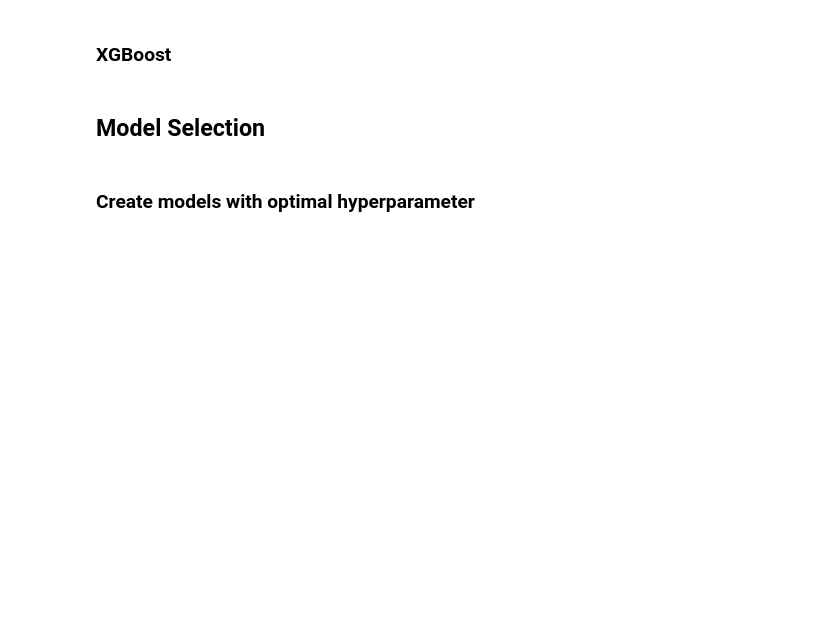
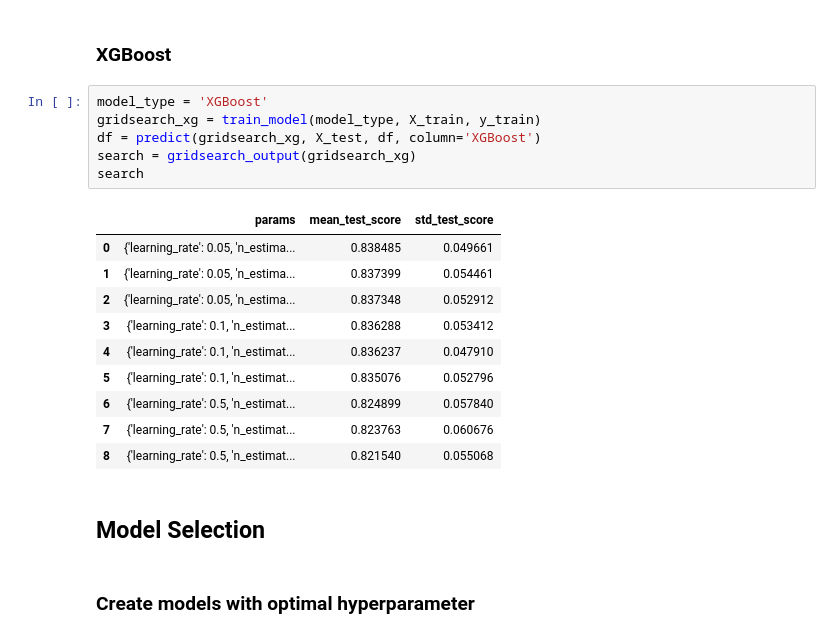
Before and after one commit to andreuntem/Kaggle_Titanic, a Jupyter notebook: Kaggle Titanic - Parameter Model.ipynb, the cells around one changed output. Cells and saved outputs as stored; diff of their text form; blank space fills up the shorter version.

```diff
--- a/Kaggle Titanic - Parameter Model.ipynb
+++ b/Kaggle Titanic - Parameter Model.ipynb
@@ -203,5 +197,22 @@ search
 # %% [markdown]
 ### XGBoost
+# %%
+model_type = 'XGBoost'
+gridsearch_xg = train_model(model_type, X_train, y_train)
+df = predict(gridsearch_xg, X_test, df, column='XGBoost')
+search = gridsearch_output(gridsearch_xg)
+search
+# %% [output]
+|  | params | mean_test_score | std_test_score |
+| 0 | {'learning_rate': 0.05, 'n_estima... | 0.838485 | 0.049661 |
+| 1 | {'learning_rate': 0.05, 'n_estima... | 0.837399 | 0.054461 |
+| 2 | {'learning_rate': 0.05, 'n_estima... | 0.837348 | 0.052912 |
+| 3 | {'learning_rate': 0.1, 'n_estimat... | 0.836288 | 0.053412 |
+| 4 | {'learning_rate': 0.1, 'n_estimat... | 0.836237 | 0.047910 |
+| 5 | {'learning_rate': 0.1, 'n_estimat... | 0.835076 | 0.052796 |
+| 6 | {'learning_rate': 0.5, 'n_estimat... | 0.824899 | 0.057840 |
+| 7 | {'learning_rate': 0.5, 'n_estimat... | 0.823763 | 0.060676 |
+| 8 | {'learning_rate': 0.5, 'n_estimat... | 0.821540 | 0.055068 |
 # %% [markdown]
 ## Model Selection
 # %% [markdown]
```
Also changed, not shown: parts of 7 cells of this notebook, 1 other file.
